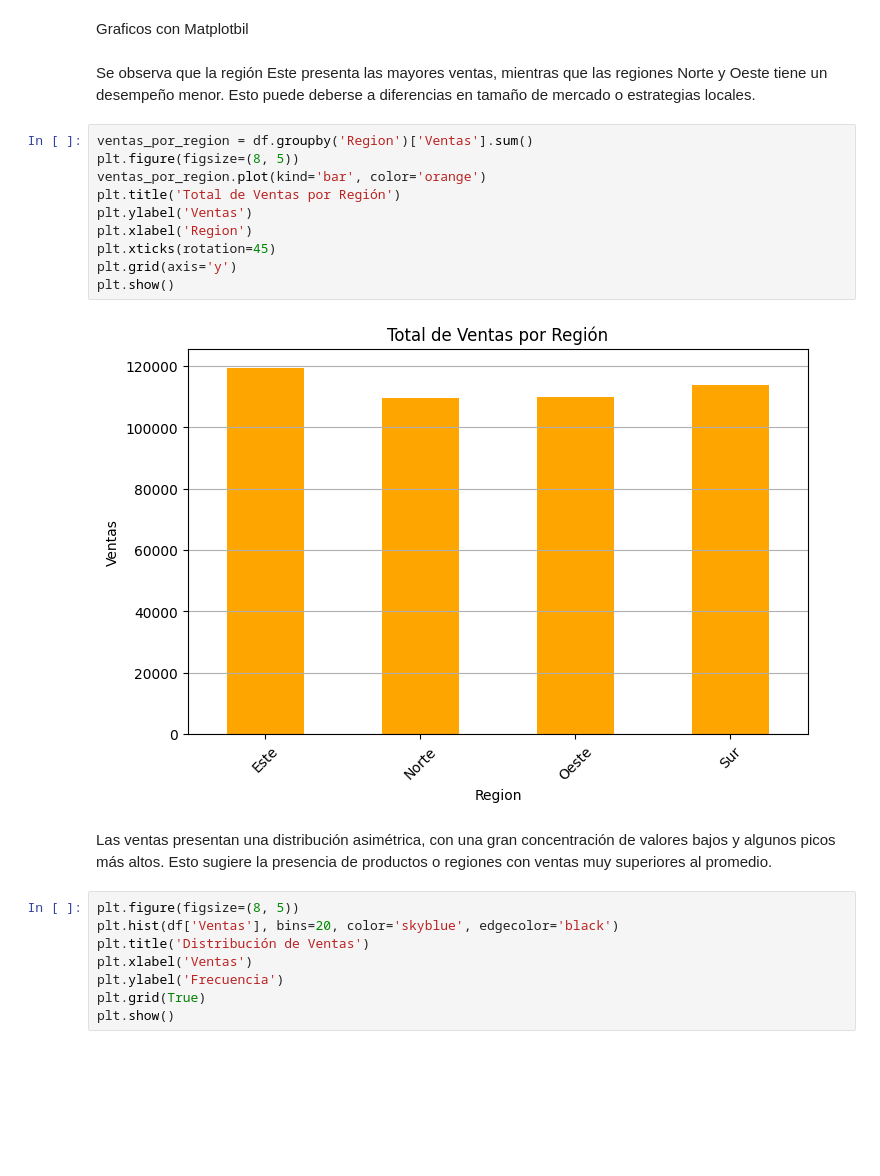
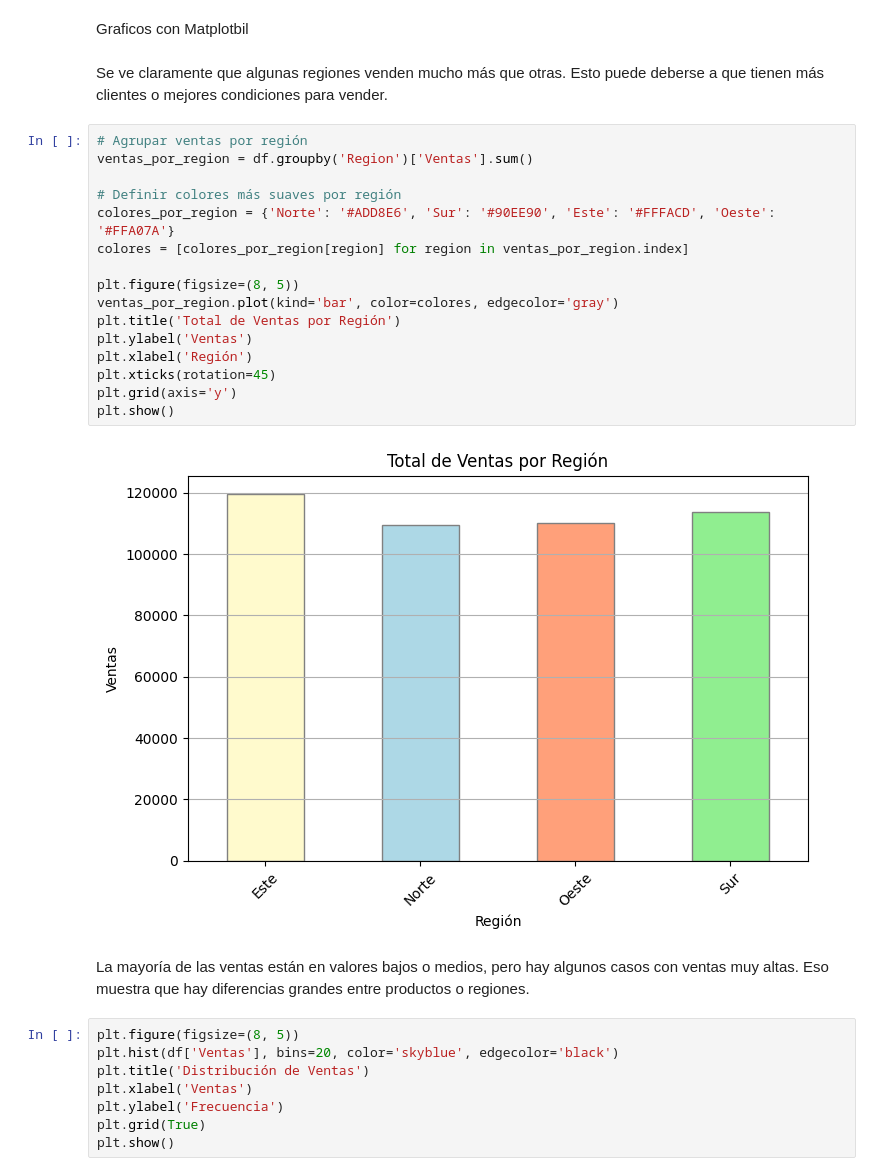
Before and after one commit to Gise05624/Proyecto_DataScience_I, a Jupyter notebook: Entrega_1/ProyectoDSParteIBargas.ipynb, the cells around one changed output. Drawn from its saved outputs; the diff is of its cells as text; blank space fills up the shorter version.

```diff
--- a/Entrega_1/ProyectoDSParteIBargas.ipynb
+++ b/Entrega_1/ProyectoDSParteIBargas.ipynb
@@ -31,21 +56,27 @@ df.describe()
 # %% [markdown]
 Graficos con Matplotbil
-# %% [markdown]
-Se observa que la región Este presenta las mayores ventas, mientras que las regiones Norte y Oeste tiene un desempeño menor. Esto puede deberse a diferencias en tamaño de mercado o estrategias locales.
+# %% [markdown]
+Se ve claramente que algunas regiones venden mucho más que otras. Esto puede deberse a que tienen más clientes o mejores condiciones para vender.
 # %%
+# Agrupar ventas por región
 ventas_por_region = df.groupby('Region')['Ventas'].sum()
+
+# Definir colores más suaves por región
+colores_por_region = {'Norte': '#ADD8E6', 'Sur': '#90EE90', 'Este': '#FFFACD', 'Oeste': '#FFA07A'}
+colores = [colores_por_region[region] for region in ventas_por_region.index]
+
 plt.figure(figsize=(8, 5))
-ventas_por_region.plot(kind='bar', color='orange')
+ventas_por_region.plot(kind='bar', color=colores, edgecolor='gray')
 plt.title('Total de Ventas por Región')
 plt.ylabel('Ventas')
-plt.xlabel('Region')
+plt.xlabel('Región')
 plt.xticks(rotation=45)
 plt.grid(axis='y')
 plt.show()
 # %% [output]
-[figure, old version]
+[figure, new version]
-# %% [markdown]
-Las ventas presentan una distribución asimétrica, con una gran concentración de valores bajos y algunos picos más altos. Esto sugiere la presencia de productos o regiones con ventas muy superiores al promedio.
+# %% [markdown]
+La mayoría de las ventas están en valores bajos o medios, pero hay algunos casos con ventas muy altas. Eso muestra que hay diferencias grandes entre productos o regiones.
 # %%
 plt.figure(figsize=(8, 5))
 plt.hist(df['Ventas'], bins=20, color='skyblue', edgecolor='black')
```
Also changed, not shown: parts of 22 cells of this notebook.
